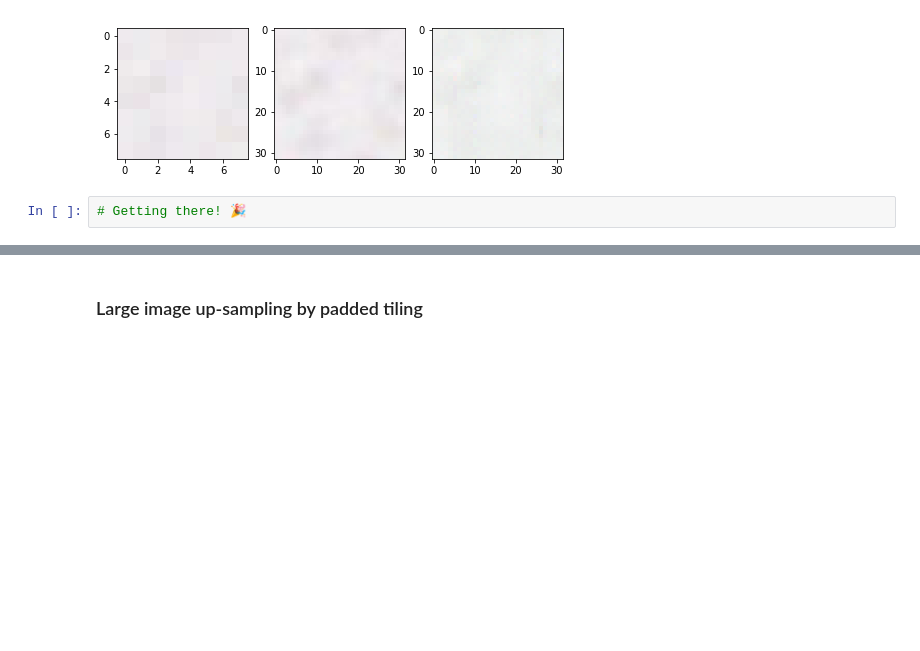
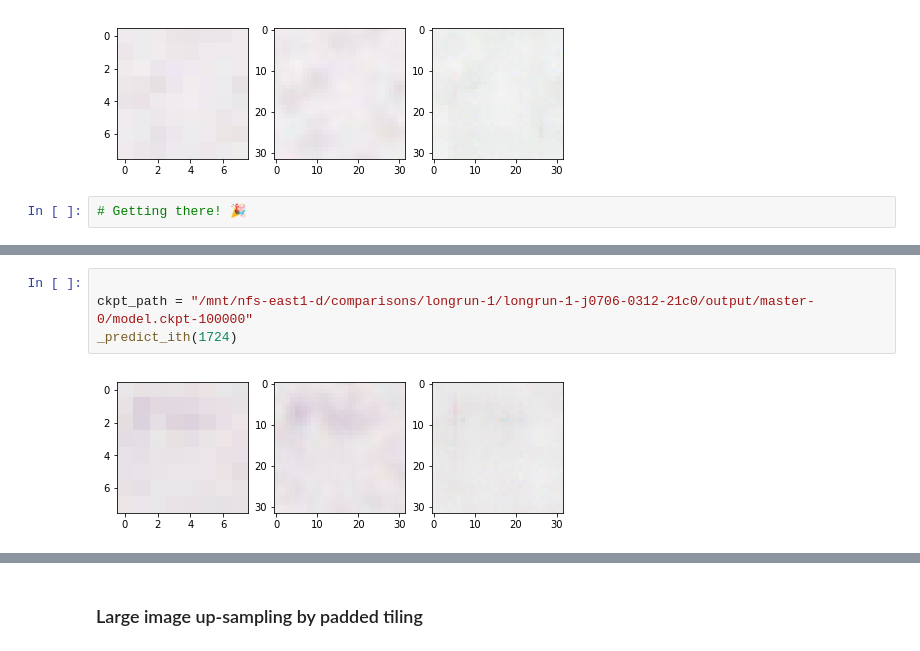
Before and after one commit to cwbeitel/tk, a Jupyter notebook: docs/demo.ipynb, the cells around one changed output, grey strips where cells are left out. Saved outputs shown, nothing was run; the diff lists cells and outputs as text; blank space fills up the shorter version.

```diff
--- a/docs/demo.ipynb
+++ b/docs/demo.ipynb
@@ -534,0 +559,6 @@ _predict_ith(1730)
+# %%
+
+ckpt_path = "/mnt/nfs-east1-d/comparisons/longrun-1/longrun-1-j0706-0312-21c0/output/master-0/model.ckpt-100000"
+_predict_ith(1724)
+# %% [output]
+[figure, added]
```
Also changed, not shown: parts of 33 cells of this notebook, 1 other file.
